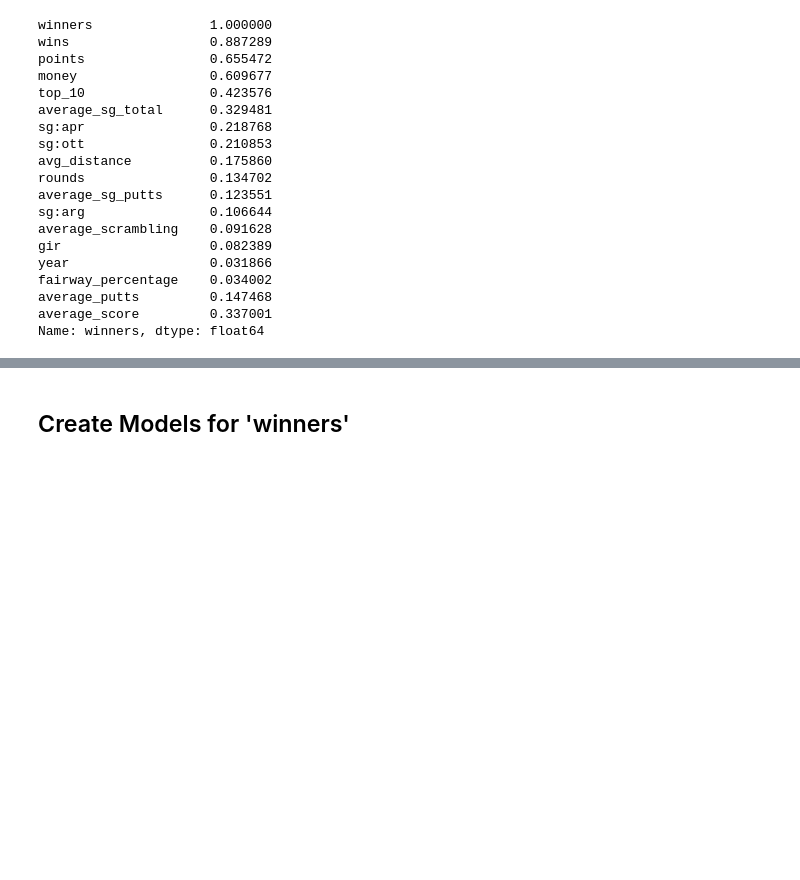
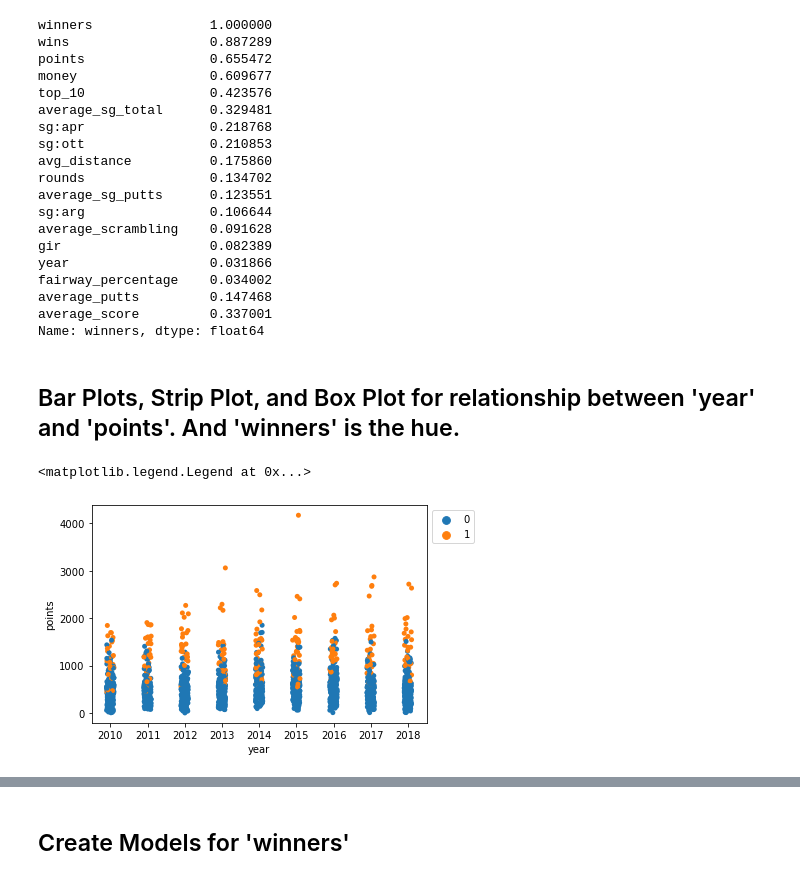
Before and after one commit to asval211/pga_golf_dataset, a Jupyter notebook: pga_golf_data_project.ipynb, the cells around one changed output, grey strips where cells are left out. Drawn from its saved outputs; the diff is of its cells as text; code cells hidden in the pictures; blank space fills up the shorter version.

Commit message:
PGA Golf Models and Charts Wed

```diff
--- a/pga_golf_data_project.ipynb
+++ b/pga_golf_data_project.ipynb
@@ -244,3 +247,11 @@ fairway_percentage    0.034002
 average_putts         0.147468
 average_score         0.337001
 Name: winners, dtype: float64
+# %% [markdown]
+## Bar Plots, Strip Plot, and Box Plot for relationship between 'year' and 'points'. And 'winners' is the hue.
+# %%
+sns.stripplot(y = df['points'], x = df['year'], hue = df['winners'])
+plt.legend(bbox_to_anchor=(1, 1), loc=2)
+# %% [output]
+<matplotlib.legend.Legend at 0x...>
+[figure, added]
```
Also changed, not shown: parts of 23 cells of this notebook.
